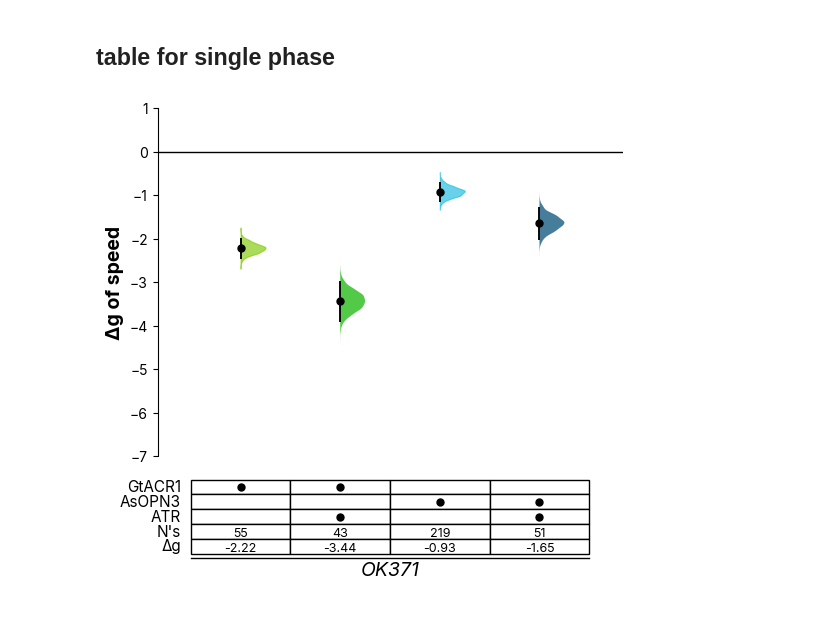
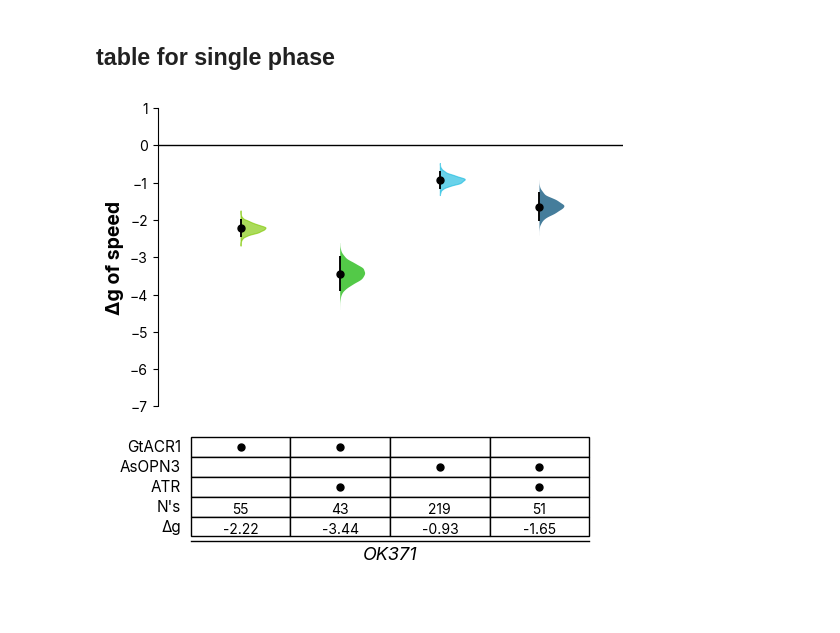
Before and after one commit to lnicole08/deltaG_screen, a Jupyter notebook: AsOPN3_forestplot_vertical_streamlined.ipynb, the cells around one changed output. Cells and saved outputs as stored; diff of their text form; code cells hidden in the pictures.

```diff
--- a/AsOPN3_forestplot_vertical_streamlined.ipynb
+++ b/AsOPN3_forestplot_vertical_streamlined.ipynb
@@ -20,7 +20,7 @@ workcomp = "C:\\Users\\User"
 laptop = "C:\\Users\\lnico"
 officecomp = "C:\\Users\\Star"
 homecomp = "D:"
-specifiedpath = workcomp
+specifiedpath = homecomp
 
 filepath = "\\ACC Lab Dropbox\\ACC Lab\\Nicole Lee\\eOPN3 manuscript\\Data compilation\\Together\\3. Compiled\\"
 openPath = specifiedpath + filepath
@@ -387,7 +387,9 @@ def get_responder_color(cross_name):
         color = "#07527A"
         noatrcolor= "#19BBDFFF"
     else:
-        color = "#888888"
+        color = "#9452FF"
+        noatrcolor = "#B07EFF"
+
 
     has_atr = '[ATR]' in cross_name or '[atr]' in cross_name
     return color, noatrcolor, has_atr
@@ -521,26 +523,26 @@ def forestplot_single_phase_table(metricname_full, singlemeandiff_full, gridkey1
 # %%
 # Generate paired phase plots with TABLE format
 lstnamings = ['speed']  #height or speed
 
 files_wt = [f'OK371 x ACR allstats_DARK_FULL.csv', f'OK371 x ACR [ATR] allstats_DARK_FULL.csv',
             f'OK371 x eOPN3 allstats_DARK_FULL.csv', f'OK371 x eOPN3 [ATR] allstats_DARK_FULL.csv'
             ]
 files_full = [f.replace('.csv', '_wtcomparison.csv') for f in files_wt]
 
 for n in lstnamings:
     dfmn_full, dfsmd_full = pergenotypeplotting_deltag(openPath, files_full, n)
 
     g_table = forestplot_single_phase_table(
         dfmn_full.replace("ACR", "GtACR1", regex=True),
         dfsmd_full.replace("ACR", "GtACR1", regex=True),
-        "GtACR1", "AsOPN3", figsize=(6,6), ylim=(-7, 1.0),
-        gridkey_fontsize=9, ytick_fontsize= 10, ylabel_fontsize= 14, xlabel_fontsize= 14, gridkey_ylabel_fontsize= 11, markersize=5)
+        "GtACR1", "AsOPN3", figsize=(6,6), ylim=(-7, 1.0), ratio=[0.6, 0.4],
+        gridkey_fontsize=10, ytick_fontsize= 10, ylabel_fontsize= 14, xlabel_fontsize= 13, gridkey_ylabel_fontsize= 11, markersize=5)
 
     mpl.rcParams['svg.fonttype'] = 'none'
-    #g_table.savefig(specifiedpath + "\\ACC Lab Dropbox\\ACC Lab\\Nicole Lee\\eOPN3 manuscript\\Data Compilation\\Together\\images\\forestplot_table_single_phases_OK37l" + n + ".svg", bbox_inches="tight")
+    g_table.savefig(specifiedpath + "\\ACC Lab Dropbox\\ACC Lab\\Nicole Lee\\eOPN3 manuscript\\Data Compilation\\Together\\images\\forestplot_table_single_phases_OK37l" + n + ".svg", bbox_inches="tight")
     plt.show()
 # %% [output]
-[figure, old version]
+[figure, new version]
 # %%
 # Generate paired phase plots with TABLE format
 lstnamings = ['speed']  #height or speed
```
Also changed, not shown: parts of 3 cells of this notebook, 1 other file.
